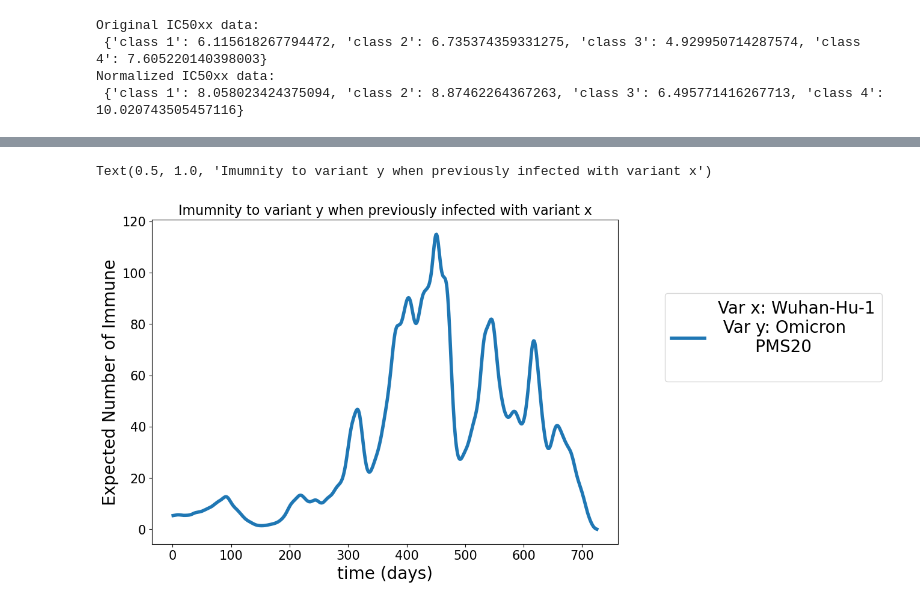
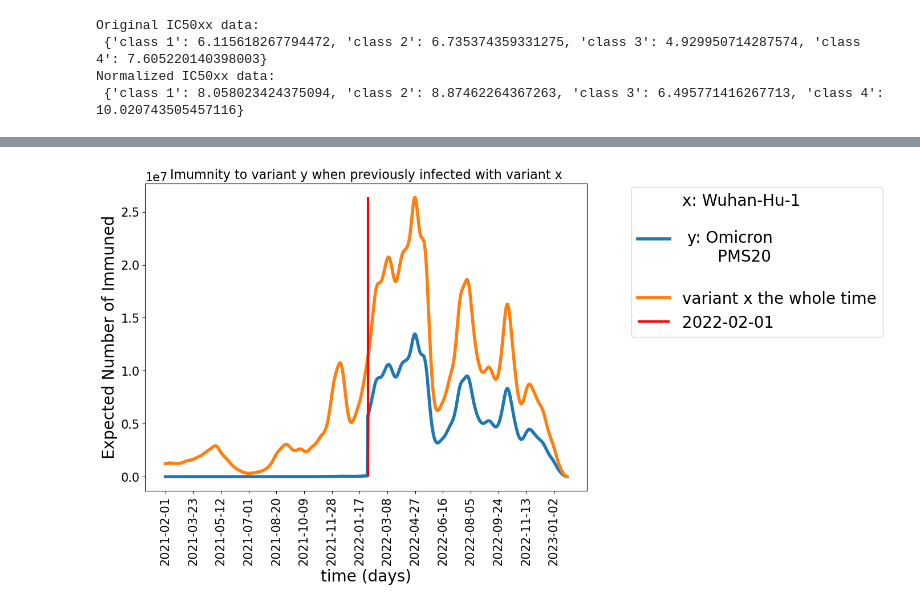
Before and after one commit to AlexiaNomena/Immune_Waning, a Jupyter notebook: Helper.ipynb, the cells around one changed output, grey strips where cells are left out. Saved outputs shown, nothing was run; the diff lists cells and outputs as text; code cells hidden in the pictures.

Commit message:
expected_immunity

```diff
--- a/Helper.ipynb
+++ b/Helper.ipynb
@@ -140,21 +198,26 @@ for i in range(len(variant_x_list)):
 # %%
 """Plot Projection, default png but add extension .pdf to save as pdf"""
 import matplotlib.pyplot as plt
 xysize = (15, 15) # size of xy ticks
 labsize = 20 # size of labels and legends
 figsize = (10, 7) # figure (width, height)
+labels = ["x: %s"%var_x_all + "\n y: %s"%var_y_all, "variant x the whole time"]
 xval = "time (days)" # name of variable on x axis
-yval = "Expected Number of Immune" # name of variable on y axis
-prob_neut_t = np.row_stack(tuple([I_xy[i] for i in range(len(variant_x_list))]))
-Display(t, prob_neut_t, is_log, labels,
+yval = "Expected Number of Immuned" # name of variable on y axis
+fig, ax = Display(t, Expected_Immuned, is_log, labels,
         figsize, xysize, labsize,
         save_to = "Figures/IE_Projection.pdf",
         xval = xval, yval = yval, linewidth = 4)
+plt.title("Imumnity to variant y when previously infected with variant x", fontsize  = 16)
+import datetime as dt
+per_day = 50
+t_ticks = [dt.datetime.strptime(d,'%Y-%m-%d').date() for d in df['date']]
+plt.xticks(t[::per_day], t_ticks[::per_day], rotation = 90)
+ax.vlines(t[list(df['date']).index("2022-02-01")], ymin = 0, ymax = np.max(Expected_Immuned), linewidth = 3, color = "red", label = "2022-02-01")
 plt.legend(fontsize = labsize, loc = (1.1, 0.5))
-plt.title("Imumnity to variant y when previously infected with variant x", fontsize  = 16)
+plt.show()
 # %% [output]
-Text(0.5, 1.0, 'Imumnity to variant y when previously infected with variant x')
-[figure, old version]
+[figure, new version]
 # %%
 """Set up the vaccine efficacy data which is used for fitting"""
 from Methods.VE import sqrt_diff, vaccine_efficacy_four_antibodies, vaccine_efficacy_n_antibodies
```
Also changed, not shown: parts of 4 cells of this notebook, 6 other files.
